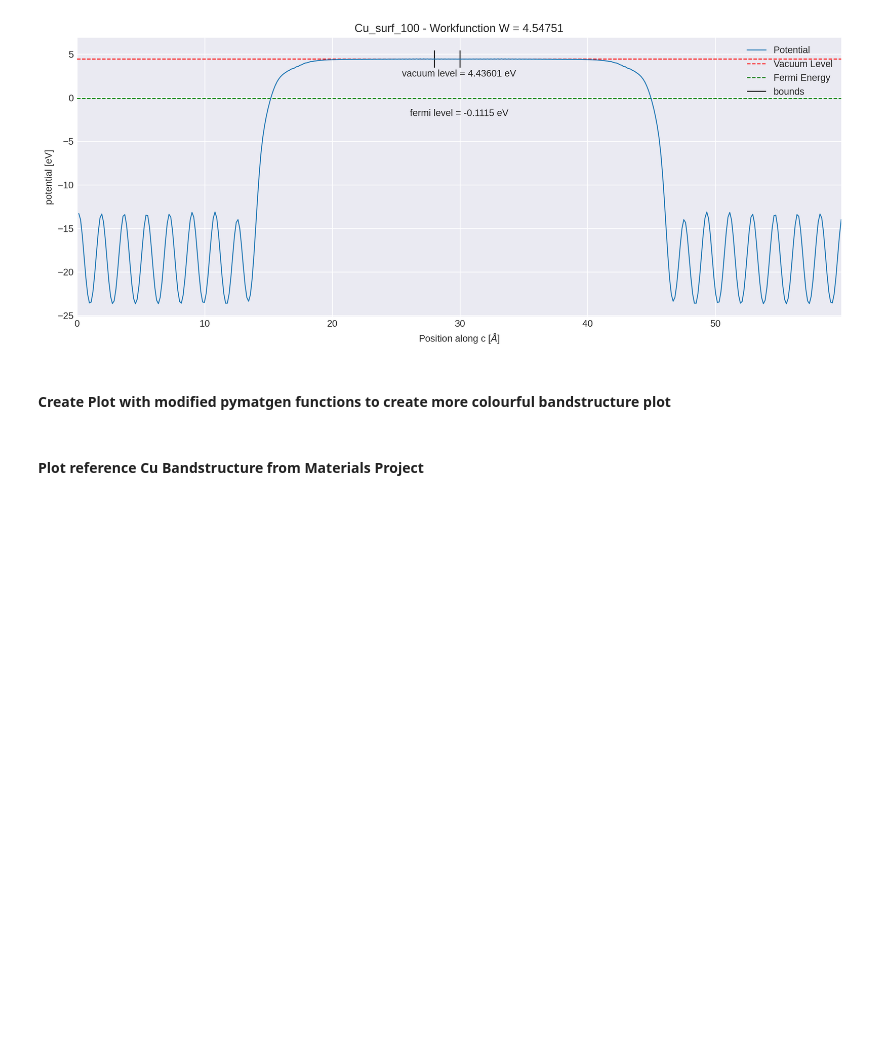
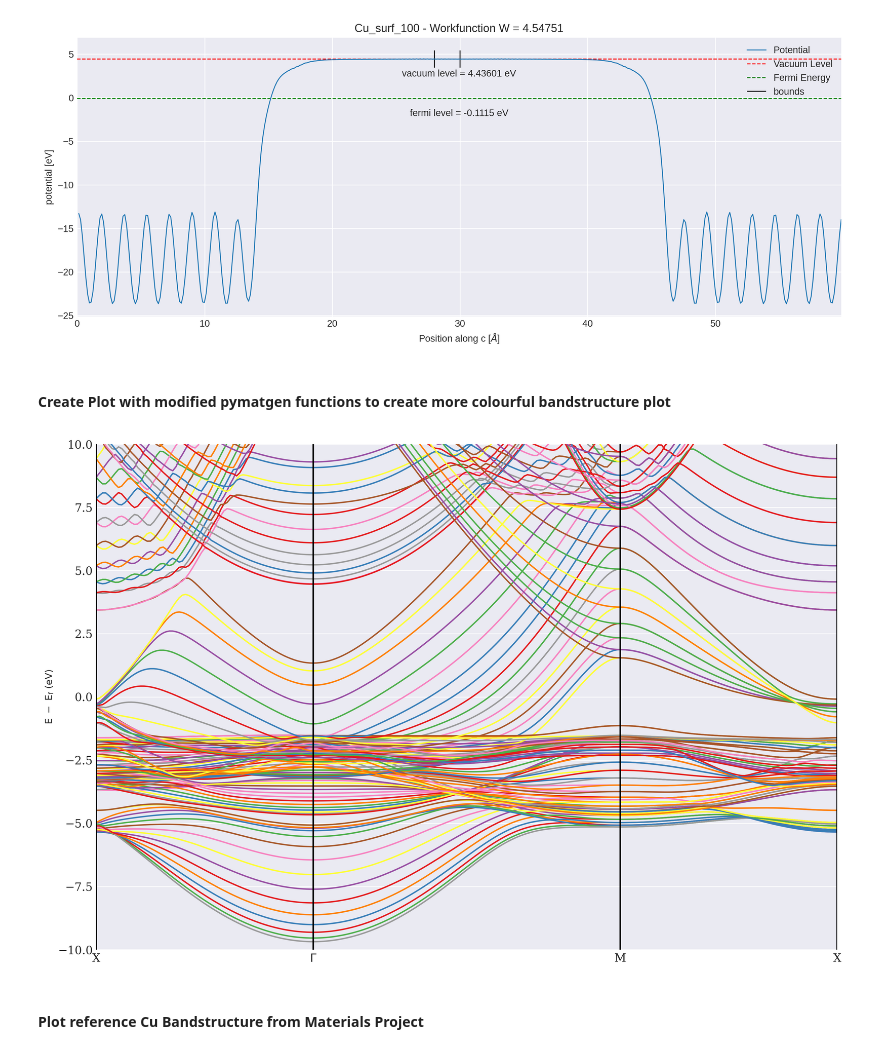
Before and after one commit to wuppersaver/photoemission, a Jupyter notebook: Plotting.ipynb, the cells around one changed output. Cells and saved outputs as stored; diff of their text form; code cells hidden in the pictures; blank space fills up the shorter version.

Commit message:
Updated bands2pmg function Updated the read_bands2pmg functions to allow for supply of directory making it overall more flexible

```diff
--- a/Plotting.ipynb
+++ b/Plotting.ipynb
@@ -181,14 +181,16 @@ Writing work_function= 4.54751 eV to Cu_surf_100_photo.odi
 #### Create Plot with modified pymatgen functions to create more colourful bandstructure plot
 # %%
 #%matplotlib inline
-bandstructure_cu = read_bands2pmg('Cu_surf_111', export=False)
+bandstructure_cu = read_bands2pmg(path='./structures/Cu_surf_100_victor_60A', export=False)
 #print(bandstructure_cu.distance)
 output = []
 for kpt in bandstructure_cu.kpoints:
     output.append((kpt.label,kpt.cart_coords))
 plot = get_bs_plot(bandstructure_cu,ylim = (-10,10))
 
-plt.savefig('./structures/plots/Cu_bandstruct_120deg_ooriginal.png')
+plt.savefig('./structures/plots/Cu100_bandstruct_victor_60A.png')
+# %% [output]
+[figure, added]
 # %% [markdown]
 #### Plot reference Cu Bandstructure from Materials Project
 # %%
```
Also changed, not shown: parts of 1 cell of this notebook, 1 other file.
